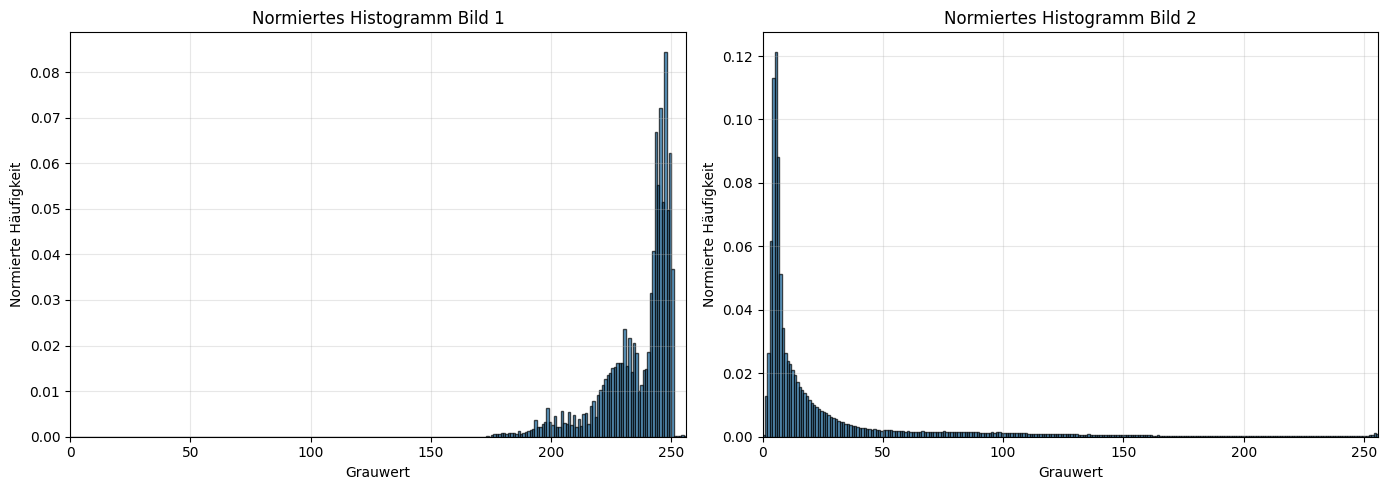
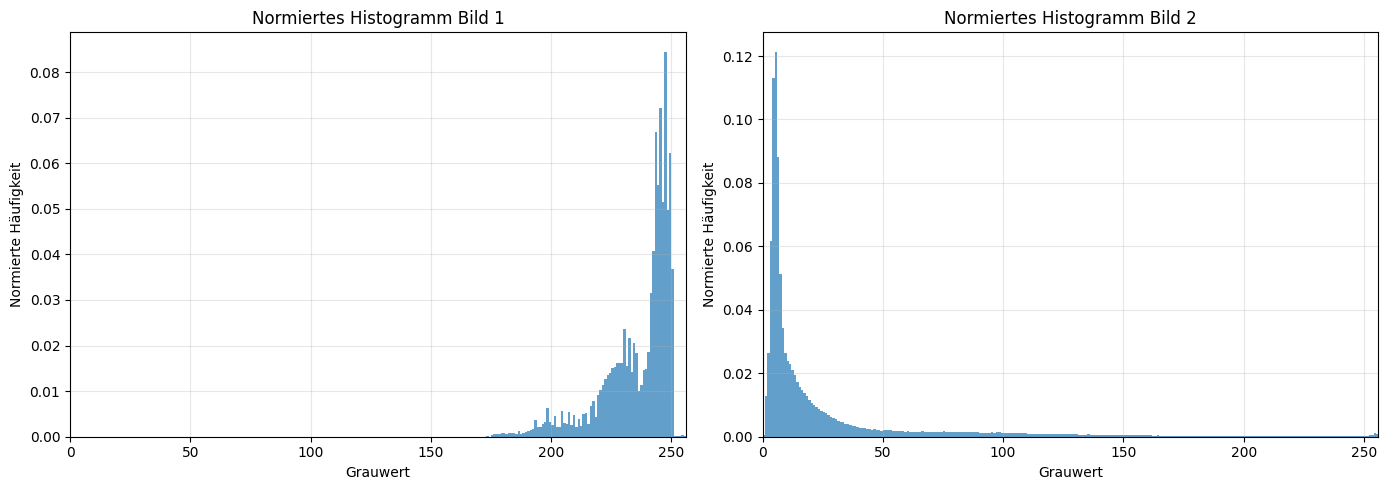
The notebook cell's code change between the first figure and the second:
--- before
+++ after
@@ -4,5 +4,5 @@
 # Histogramm 1
 bin_centers1 = bin_edges1[:-1]
-axes[0].bar(bin_centers1, hist1_norm, width=1, align='edge', edgecolor='black', alpha=0.7)
+axes[0].bar(bin_centers1, hist1_norm, width=1, align='edge', alpha=0.7)
 axes[0].set_xlabel('Grauwert')
 axes[0].set_ylabel('Normierte Häufigkeit')
@@ -13,5 +13,5 @@
 # Histogramm 2
 bin_centers2 = bin_edges2[:-1]
-axes[1].bar(bin_centers2, hist2_norm, width=1, align='edge', edgecolor='black', alpha=0.7)
+axes[1].bar(bin_centers2, hist2_norm, width=1, align='edge', alpha=0.7)
 axes[1].set_xlabel('Grauwert')
 axes[1].set_ylabel('Normierte Häufigkeit')

Commit: update b06a02